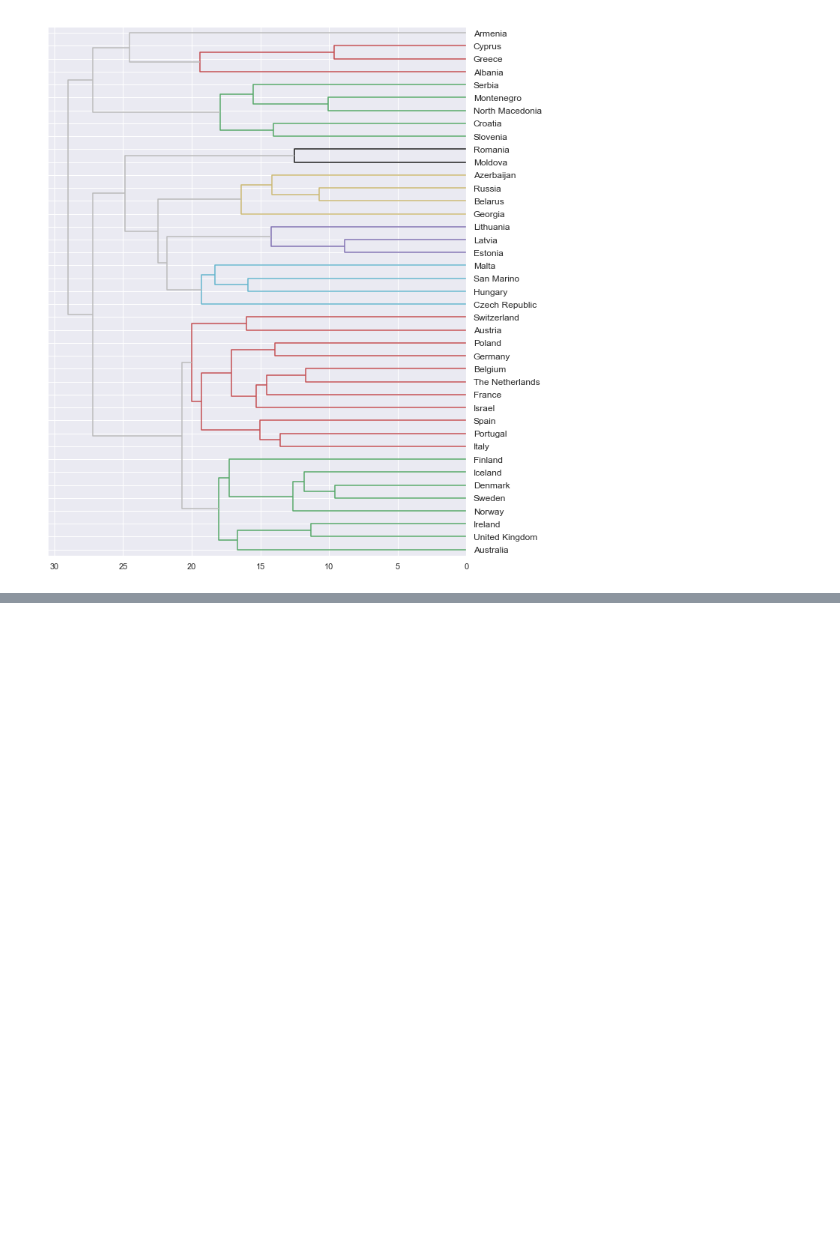
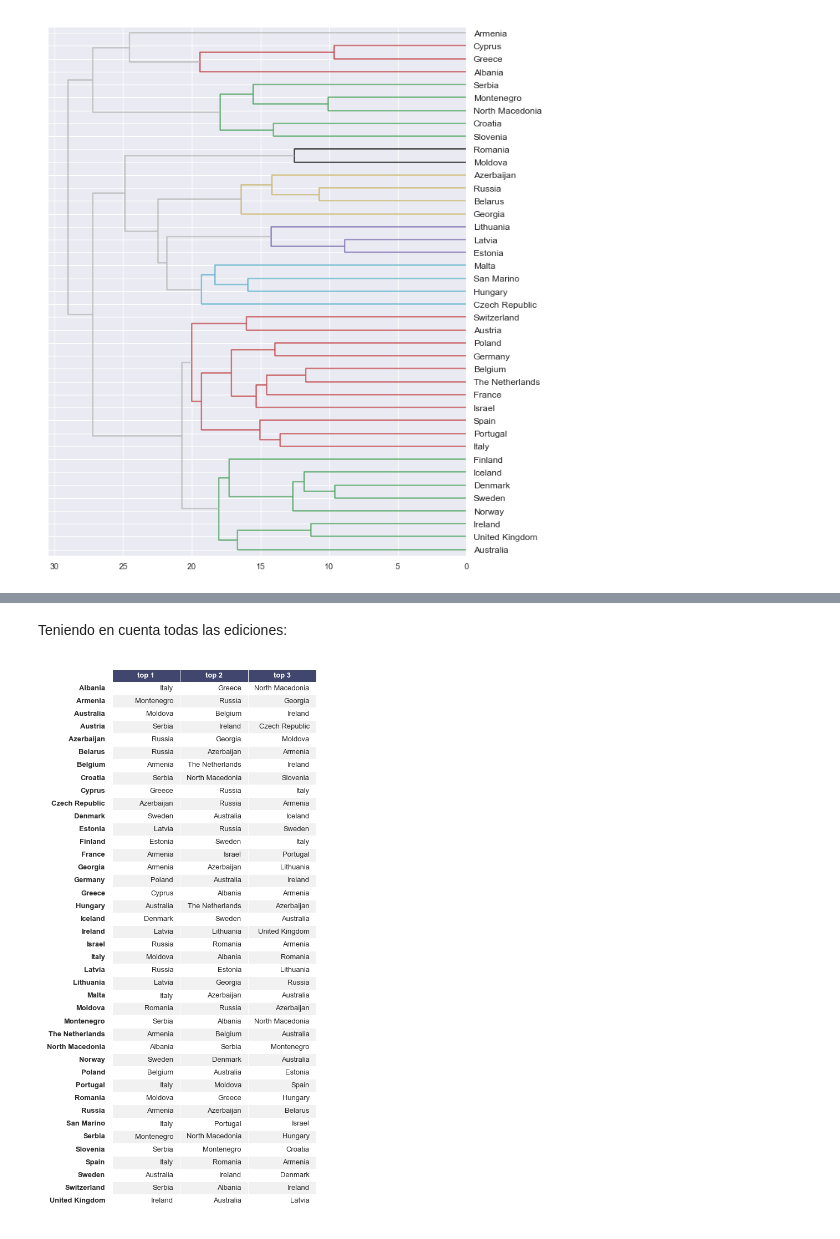
Before and after one commit to pyjaime/eurovision-2019, a Jupyter notebook: eurovision-2019.ipynb, the cells around one changed output, grey strips where cells are left out. Drawn from its saved outputs; the diff is of its cells as text; code cells hidden in the pictures; blank space fills up the shorter version.

```diff
--- a/eurovision-2019.ipynb
+++ b/eurovision-2019.ipynb
@@ -298,5 +326,5 @@ Vamos a sustituir los NaN por la media de cada columna:
 # %%
-voting_matrix_all_xxi.fillna(voting_matrix_all_xxi.mean(), inplace=True)
+voting_matrix_all.fillna(voting_matrix_all.mean(), inplace=True)
 # %% [markdown]
 Pintamos la matriz:
 # %%
@@ -339,0 +368,47 @@ Comparación más votado vs más inmigrantes :) (Sólo televoto)
+# %%
+def get_top3_friends():
+    num = 3
+    order = np.argsort(-voting_matrix_all.values, axis=1)[:, :num]
+    countries_friends = pd.DataFrame(voting_matrix_all.columns[order],
+                          columns=['top {}'.format(i) for i in range(1, num+1)],
+                          index=voting_matrix_all.index)
+    return countries_friends
+# %% [markdown]
+Teniendo en cuenta todas las ediciones:
+# %%
+voting_matrix_all = voting_query('to_country == @to_country and round == "f"',
+                                     own=0, target=countries_2019)
+countries_friends = get_top3_friends()
+# %%
+#https://stackoverflow.com/questions/19726663/how-to-save-the-pandas-dataframe-series-data-as-a-figure
+import six
+def render_mpl_table(data, col_width=3.0, row_height=0.425, font_size=13,
+                     header_color='#40466e', row_colors=['#f1f1f2', 'w'], edge_color='w',
+                     bbox=[0, 0, 1, 1], header_columns=0,
+                     ax=None, **kwargs):
+    if ax is None:
+        size = (np.array(data.shape[::-1]) + np.array([0, 1])) * np.array([col_width, row_height])
+        fig, ax = plt.subplots(figsize=size)
+        ax.axis('off')
+
+    mpl_table = ax.table(cellText=data.values, bbox=bbox, colLabels=data.columns,
+                         rowLabels=data.index, rowLoc='right', **kwargs)
+
+    mpl_table.auto_set_font_size(False)
+    mpl_table.set_fontsize(font_size)
+
+    for k, cell in six.iteritems(mpl_table._cells):
+        cell.set_edgecolor(edge_color)
+        if k[0] == 0:
+            cell.set_text_props(weight='bold', color='w')
+            cell.set_facecolor(header_color)
+        elif k[1] < header_columns:
+            cell.set_text_props(weight='bold')
+        else:
+            cell.set_facecolor(row_colors[k[0]%len(row_colors) ])
+            cell.set_text_props(ha='center')
+    return ax
+# %%
+render_mpl_table(countries_friends, header_columns=0, col_width=2.2);
+# %% [output]
+[figure, added]
```
Also changed, not shown: parts of 63 cells of this notebook.
